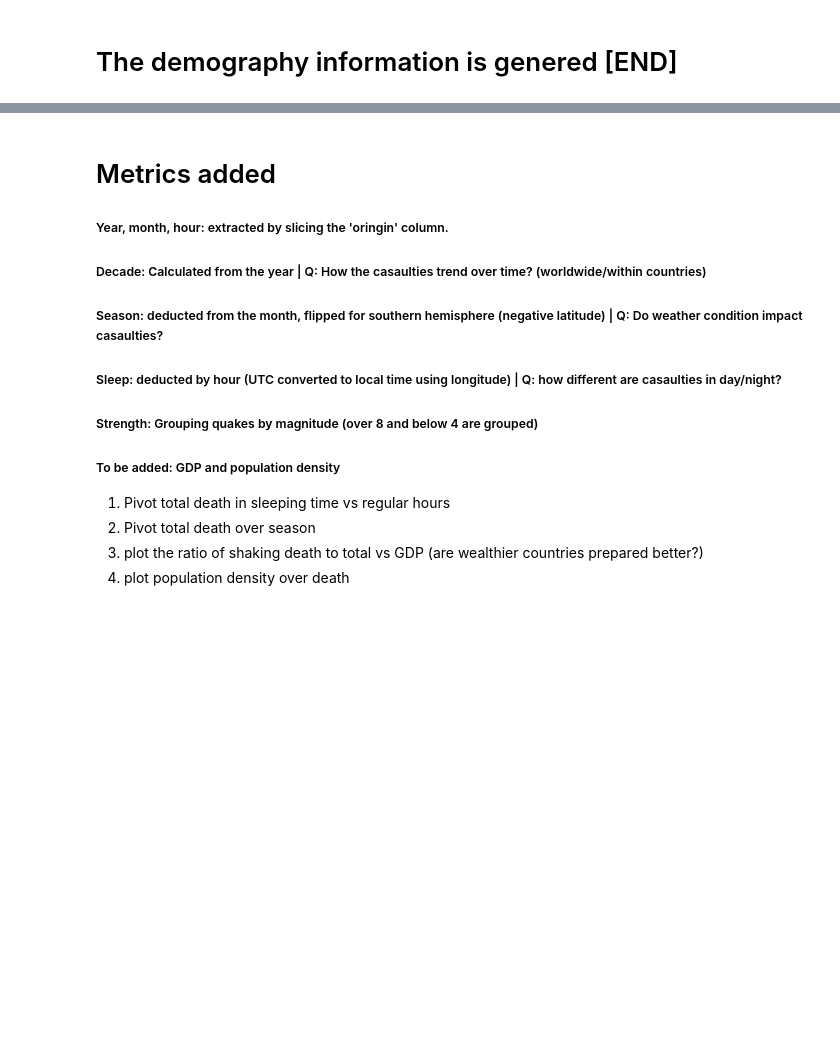
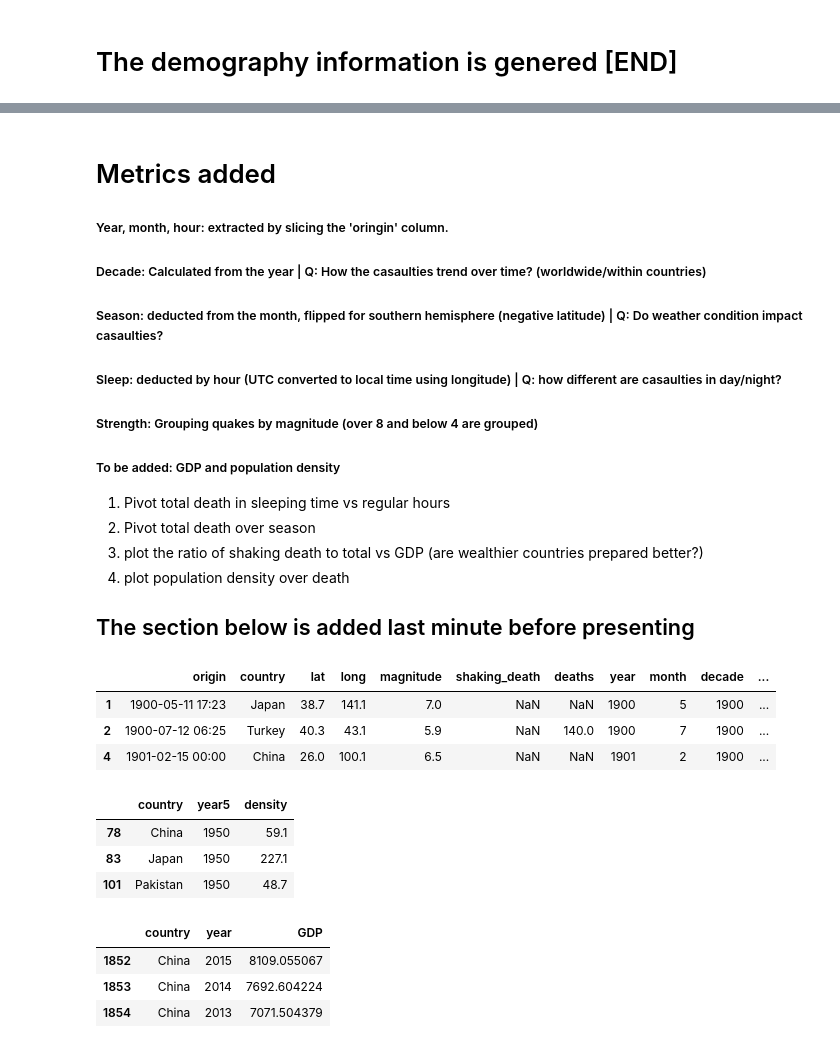
Before and after one commit to shrutijalewar/data-question-3-xtreme-united, a Jupyter notebook: quake.ipynb, the cells around one changed output, grey strips where cells are left out. Saved outputs shown, nothing was run; the diff lists cells and outputs as text; code cells hidden in the pictures; blank space fills up the shorter version.

```diff
--- a/quake.ipynb
+++ b/quake.ipynb
@@ -986,3 +988,29 @@ eq_g_sp.pivot(index='sleep',columns='strength',values='deaths').fillna(0)
 2. Pivot total death over season
 3. plot the ratio of shaking death to total vs GDP (are wealthier countries prepared better?)
 4. plot population density over death
+
+## The section below is added last minute before presenting
+# %%
+eq_sd_cn=eq_sd[eq_sd['country'].isin(['China','Japan','Pakistan', 'Peru', 'Turkey'])]
+eq_sd_cn.head(3)
+# %% [output]
+|  | origin | country | lat | long | magnitude | shaking_death | deaths | year | month | decade | ... |
+| 1 | 1900-05-11 17:23 | Japan | 38.7 | 141.1 | 7.0 | NaN | NaN | 1900 | 5 | 1900 | ... |
+| 2 | 1900-07-12 06:25 | Turkey | 40.3 | 43.1 | 5.9 | NaN | 140.0 | 1900 | 7 | 1900 | ... |
+| 4 | 1901-02-15 00:00 | China | 26.0 | 100.1 | 6.5 | NaN | NaN | 1901 | 2 | 1900 | ... |
+# %%
+dens2_cn=dens_melt[dens_melt['country'].isin(['China','Japan','Pakistan', 'Peru', 'Turkey'])].drop(['decade'],1)
+dens2_cn.head(3)
+# %% [output]
+|  | country | year5 | density |
+| 78 | China | 1950 | 59.1 |
+| 83 | Japan | 1950 | 227.1 |
+| 101 | Pakistan | 1950 | 48.7 |
+# %%
+gdpca2_cn=gdpca_trim[gdpca_trim['country'].isin(['China','Japan','Pakistan', 'Peru', 'Turkey'])].drop(['decade'],1)
+gdpca2_cn.head(3)
+# %% [output]
+|  | country | year | GDP |
+| 1852 | China | 2015 | 8109.055067 |
+| 1853 | China | 2014 | 7692.604224 |
+| 1854 | China | 2013 | 7071.504379 |
```
Also changed, not shown: parts of 19 cells of this notebook, 1 other file.
